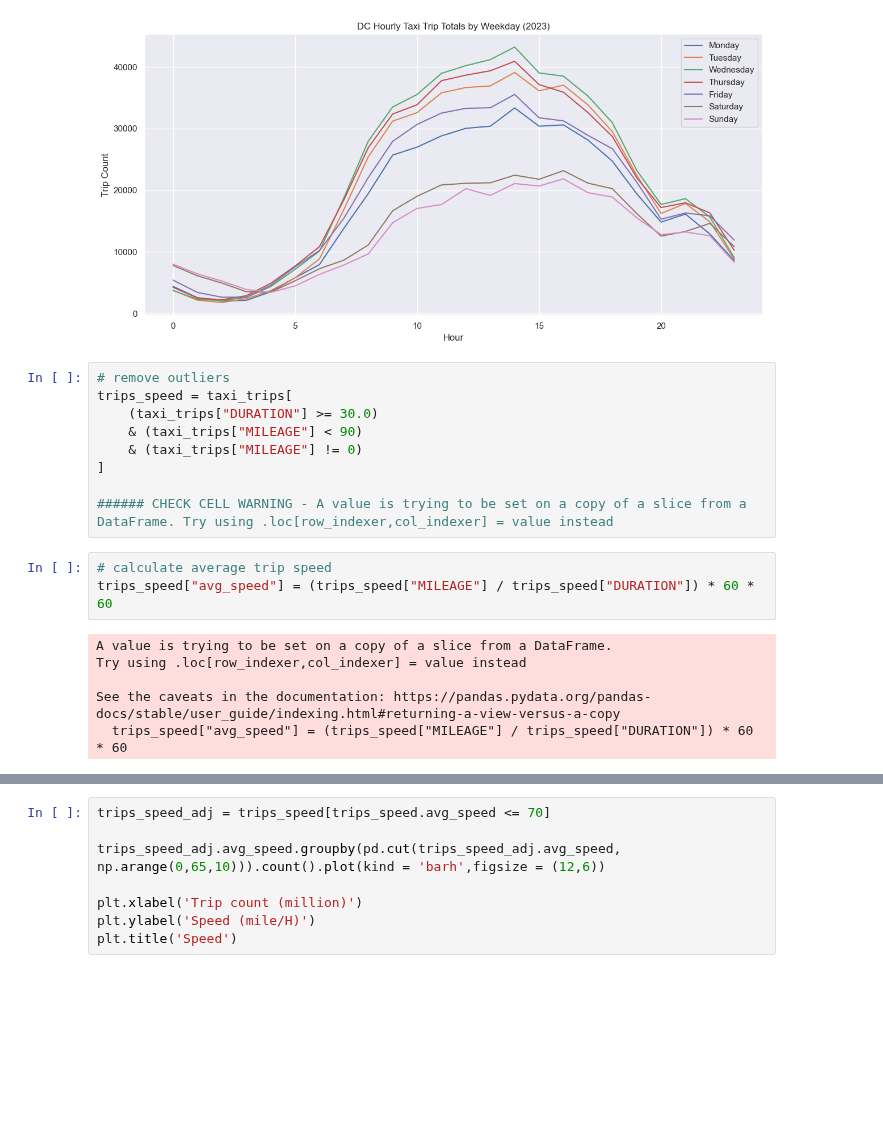
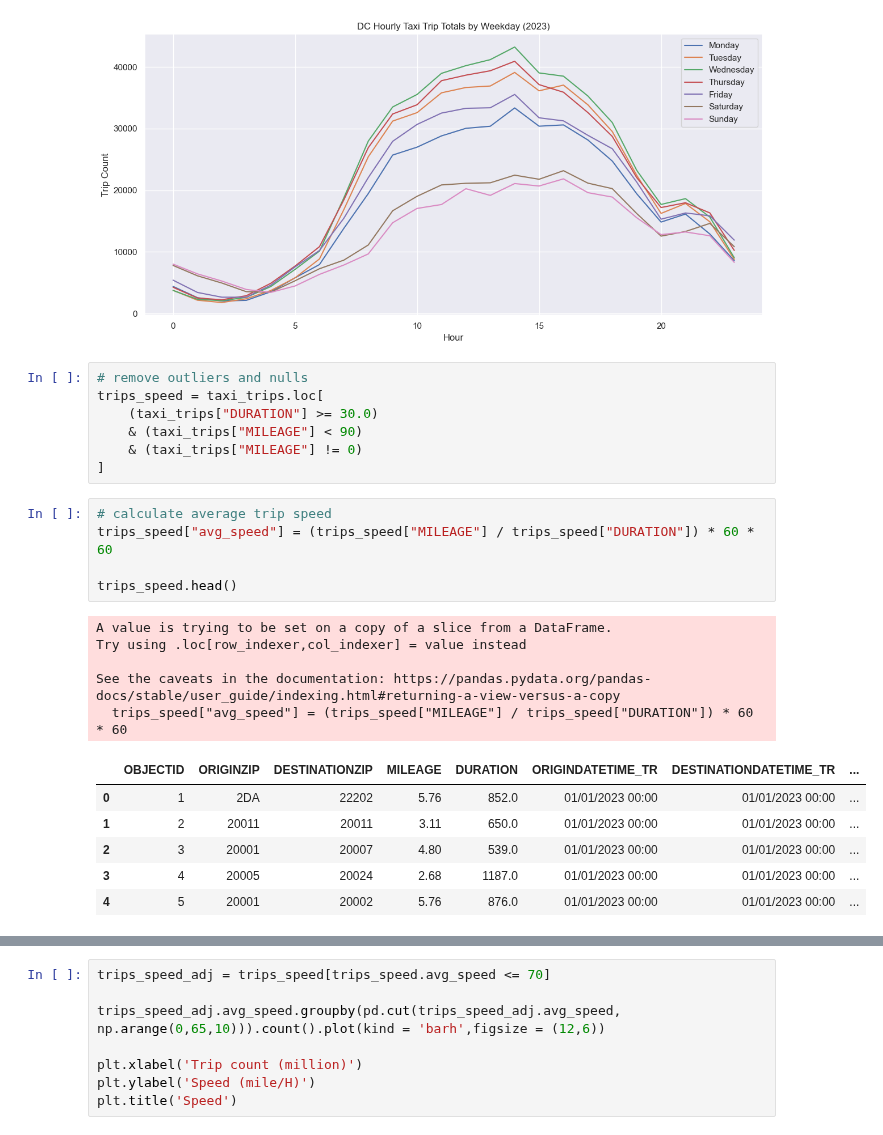
Before and after one commit to malamudj/taxi-washdc-analysis-demo, a Jupyter notebook: 2-transform-data-plot-viz.ipynb, the cells around one changed output, grey strips where cells are left out. Saved outputs shown, nothing was run; the diff lists cells and outputs as text; blank space fills up the shorter version.

```diff
--- a/2-transform-data-plot-viz.ipynb
+++ b/2-transform-data-plot-viz.ipynb
@@ -245,23 +241,29 @@ plt.tight_layout()
 # %% [output]
 [figure]
 # %%
-# remove outliers
-trips_speed = taxi_trips[
+# remove outliers and nulls
+trips_speed = taxi_trips.loc[
     (taxi_trips["DURATION"] >= 30.0)
     & (taxi_trips["MILEAGE"] < 90)
     & (taxi_trips["MILEAGE"] != 0)
 ]
-
-###### CHECK CELL WARNING - A value is trying to be set on a copy of a slice from a DataFrame. Try using .loc[row_indexer,col_indexer] = value instead
 # %%
 # calculate average trip speed
 trips_speed["avg_speed"] = (trips_speed["MILEAGE"] / trips_speed["DURATION"]) * 60 * 60
+
+trips_speed.head()
 # %% [output]
 A value is trying to be set on a copy of a slice from a DataFrame.
 Try using .loc[row_indexer,col_indexer] = value instead
 
 See the caveats in the documentation: https://pandas.pydata.org/pandas-docs/stable/user_guide/indexing.html#returning-a-view-versus-a-copy
   trips_speed["avg_speed"] = (trips_speed["MILEAGE"] / trips_speed["DURATION"]) * 60 * 60
+|  | OBJECTID | ORIGINZIP | DESTINATIONZIP | MILEAGE | DURATION | ORIGINDATETIME_TR | DESTINATIONDATETIME_TR | ... |
+| 0 | 1 | 2DA | 22202 | 5.76 | 852.0 | 01/01/2023 00:00 | 01/01/2023 00:00 | ... |
+| 1 | 2 | 20011 | 20011 | 3.11 | 650.0 | 01/01/2023 00:00 | 01/01/2023 00:00 | ... |
+| 2 | 3 | 20001 | 20007 | 4.80 | 539.0 | 01/01/2023 00:00 | 01/01/2023 00:00 | ... |
+| 3 | 4 | 20005 | 20024 | 2.68 | 1187.0 | 01/01/2023 00:00 | 01/01/2023 00:00 | ... |
+| 4 | 5 | 20001 | 20002 | 5.76 | 876.0 | 01/01/2023 00:00 | 01/01/2023 00:00 | ... |
 # %%
 trips_speed_avg = trips_speed.groupby(['hour'])['avg_speed'].mean() \
     .reset_index() \
```
Also changed, not shown: parts of 9 cells of this notebook.
